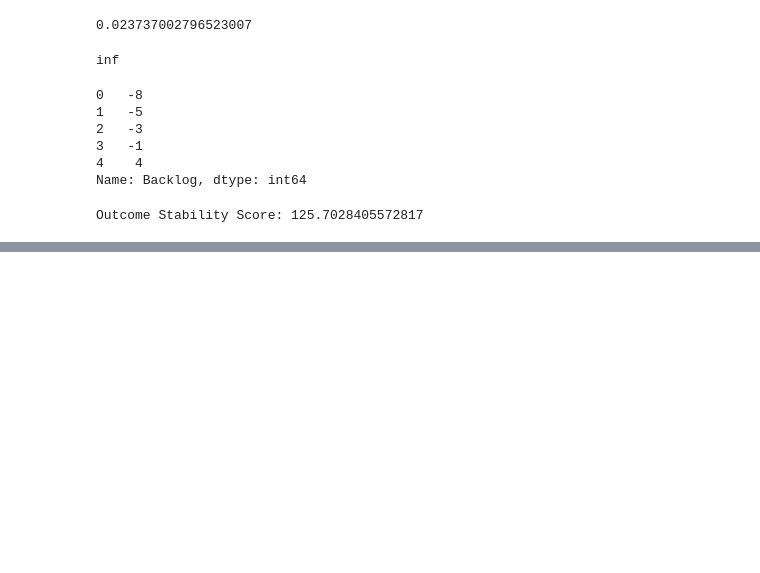
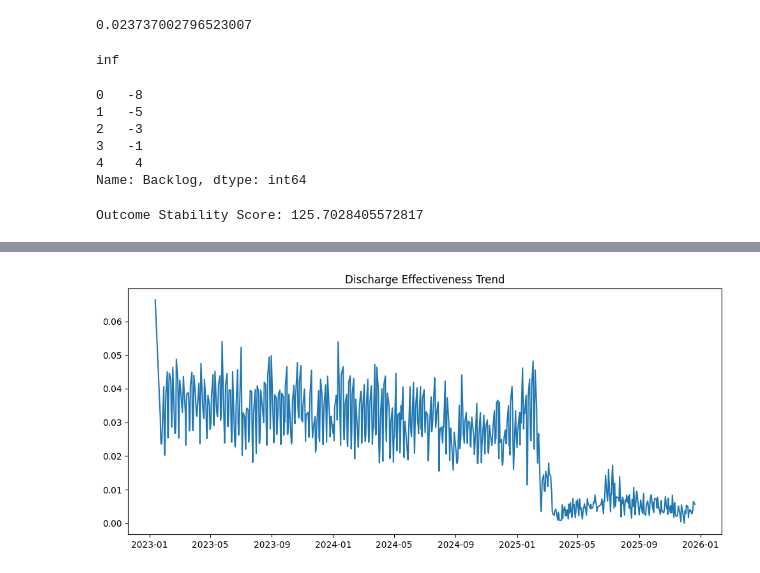
Before and after one commit to Archu403/Repository-name-Care-Transition-Efficiency-Analytics, a Jupyter notebook: Care_Transition_Project.ipynb, the cells around one changed output, grey strips where cells are left out. Cells and saved outputs as stored; diff of their text form; code cells hidden in the pictures; blank space fills up the shorter version.

```diff
--- a/Care_Transition_Project.ipynb
+++ b/Care_Transition_Project.ipynb
@@ -321,0 +331,7 @@ Outcome Stability Score: 125.7028405572817
+# %%
+plt.figure(figsize=(12,5))
+plt.plot(df['Date'], df['Discharge_Effectiveness'])
+plt.title("Discharge Effectiveness Trend")
+plt.show()
+# %% [output]
+[figure, added]
```
Also changed, not shown: parts of 4 cells of this notebook.
